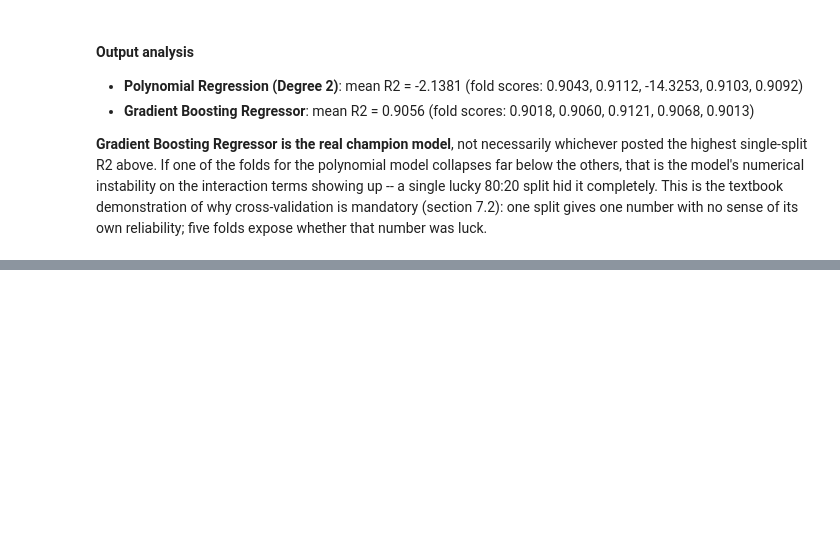
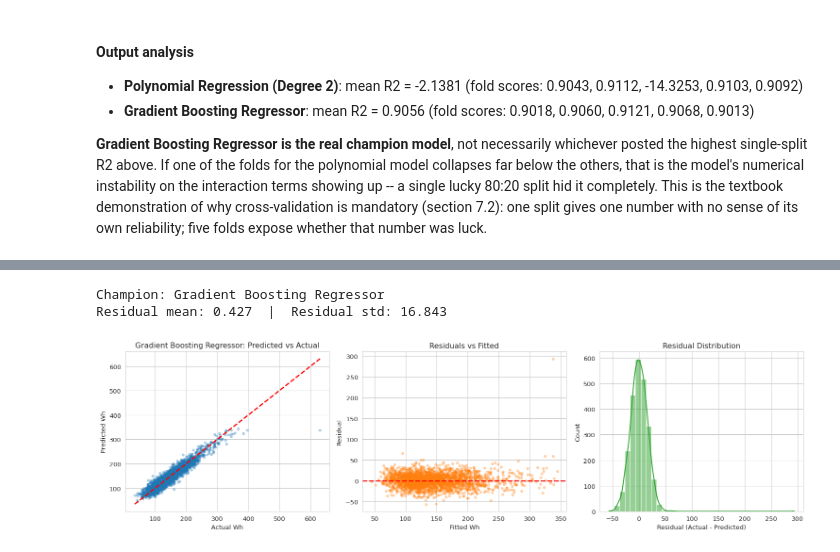
Before and after one commit to AskCoderr/MLCapstone, a Jupyter notebook: notebooks/regression.ipynb, the cells around one changed output, grey strips where cells are left out. Drawn from its saved outputs; the diff is of its cells as text; code cells hidden in the pictures; blank space fills up the shorter version.

Commit message:
Add residual and predicted-vs-actual plots for best model

```diff
--- a/notebooks/regression.ipynb
+++ b/notebooks/regression.ipynb
@@ -570,0 +575,32 @@ Polynomial Regression (Degree 2) 12.2840 15.6776    0.9088
+# %%
+champion_model = trained_models[champion_name]
+X_test_for_champion = X_test_scaled if model_uses_scaled.get(champion_name) else X_test
+pred_champion = champion_model.predict(X_test_for_champion)
+residuals_champion = y_test - pred_champion
+
+fig, axes = plt.subplots(1, 3, figsize=(16, 4.5))
+
+axes[0].scatter(y_test, pred_champion, alpha=0.3, s=12)
+lo, hi = y_test.min(), y_test.max()
+axes[0].plot([lo, hi], [lo, hi], 'r--', lw=2)
+axes[0].set_title(f"{champion_name}: Predicted vs Actual")
+axes[0].set_xlabel("Actual Wh"); axes[0].set_ylabel("Predicted Wh")
+
+axes[1].scatter(pred_champion, residuals_champion, alpha=0.3, s=12, color='#ff7f0e')
+axes[1].axhline(0, color='red', linestyle='--', lw=2)
+axes[1].set_title("Residuals vs Fitted")
+axes[1].set_xlabel("Fitted Wh"); axes[1].set_ylabel("Residual")
+
+sns.histplot(residuals_champion, kde=True, ax=axes[2], color='#2ca02c', bins=35)
+axes[2].set_title("Residual Distribution")
+axes[2].set_xlabel("Residual (Actual - Predicted)")
+
+plt.tight_layout()
+plt.show()
+
+print(f"Champion: {champion_name}")
+print(f"Residual mean: {residuals_champion.mean():.3f}  |  Residual std: {residuals_champion.std():.3f}")
+# %% [output]
+Champion: Gradient Boosting Regressor
+Residual mean: 0.427  |  Residual std: 16.843
+[figure, added]
```
Also changed, not shown: parts of 2 cells of this notebook.
